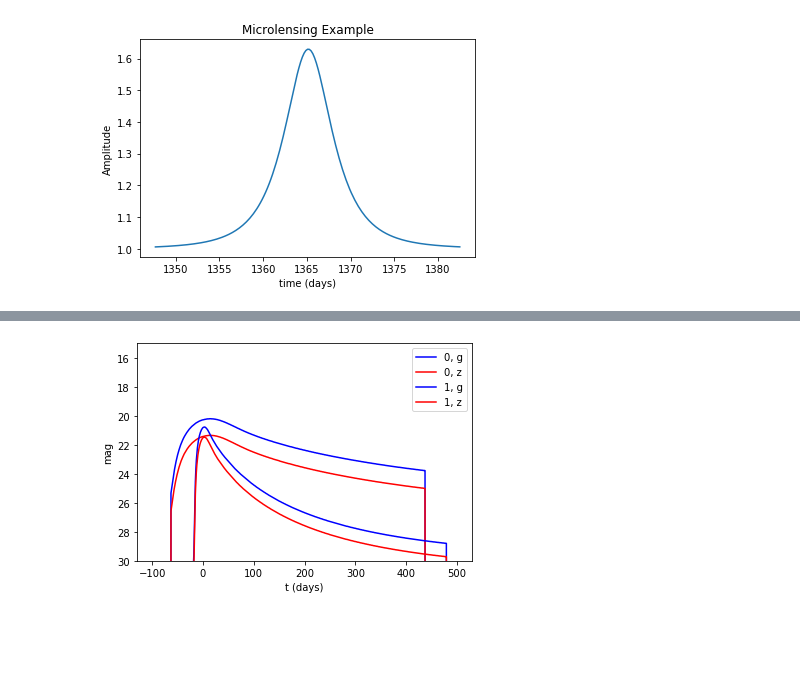
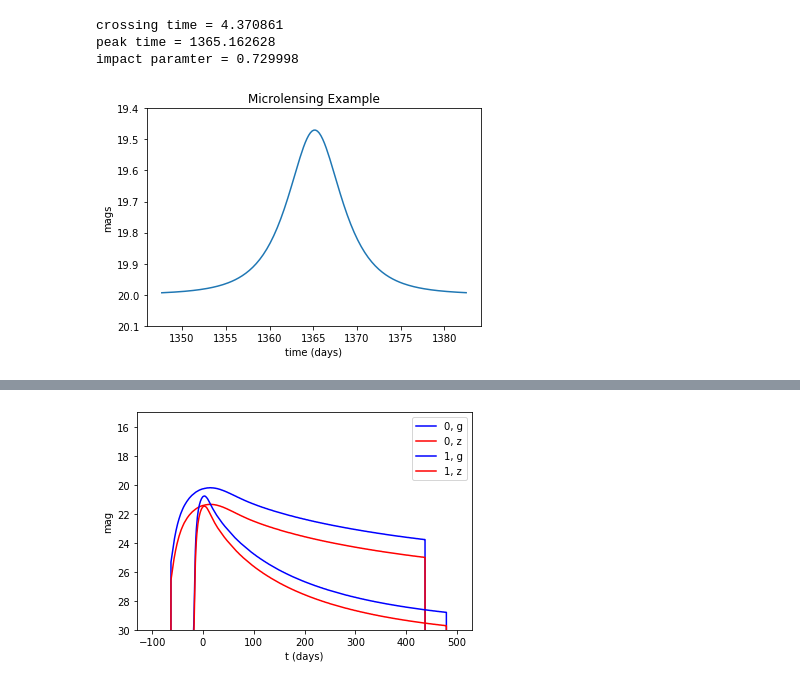
Before and after one commit to lsst-sims/smtn-013, a Jupyter notebook: microlensing_and_tde_metrics.ipynb, the cells around one changed output, grey strips where cells are left out. Cells and saved outputs as stored; diff of their text form; code cells hidden in the pictures; blank space fills up the shorter version.

```diff
--- a/microlensing_and_tde_metrics.ipynb
+++ b/microlensing_and_tde_metrics.ipynb
@@ -116,18 +118,25 @@ print(final_stats)
 # %%
 from mafContrib import MicrolensingMetric, generateMicrolensingSlicer, microlensing_amplification
 i=0
 slicer = generateMicrolensingSlicer(min_crossing_time=1, max_crossing_time=10)
 pt = slicer.slicePoints['peak_time'][i]
 ct = slicer.slicePoints['crossing_time'][i]
 t = np.arange(pt-ct*4, pt+ct*4, .2)
 
 amp = microlensing_amplification(t, impact_parameter=slicer.slicePoints['impact_parameter'][i],
                                 crossing_time=ct,
                                  peak_time=pt)
-plt.plot(t, amp)
+plt.plot(t, 20-2.5*np.log10(amp))
 plt.xlabel('time (days)')
-plt.ylabel('Amplitude')
+plt.ylabel('mags')
 plt.title('Microlensing Example')
+plt.ylim([20.1, 19.4])
 plt.savefig('_static/microlensing_lc.png')
+print('crossing time = %f' % slicer.slicePoints['crossing_time'][i])
+print('peak time = %f' % slicer.slicePoints['peak_time'][i])
+print('impact paramter = %f' % slicer.slicePoints['impact_parameter'][i])
 # %% [output]
+crossing time = 4.370861
+peak time = 1365.162628
+impact paramter = 0.729998
-[figure, old version]
+[figure, new version]
```
Also changed, not shown: parts of 5 cells of this notebook, 13 other files.
